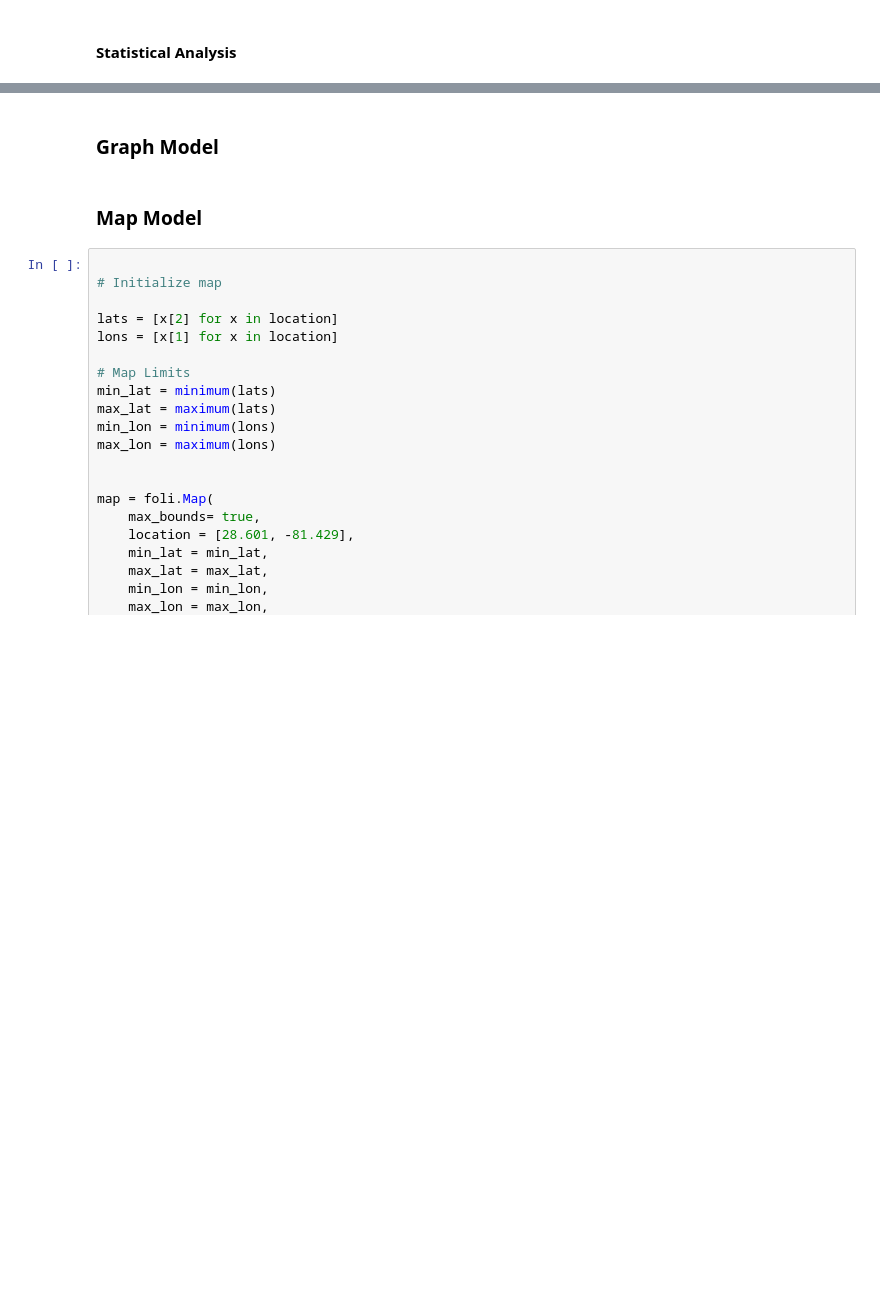
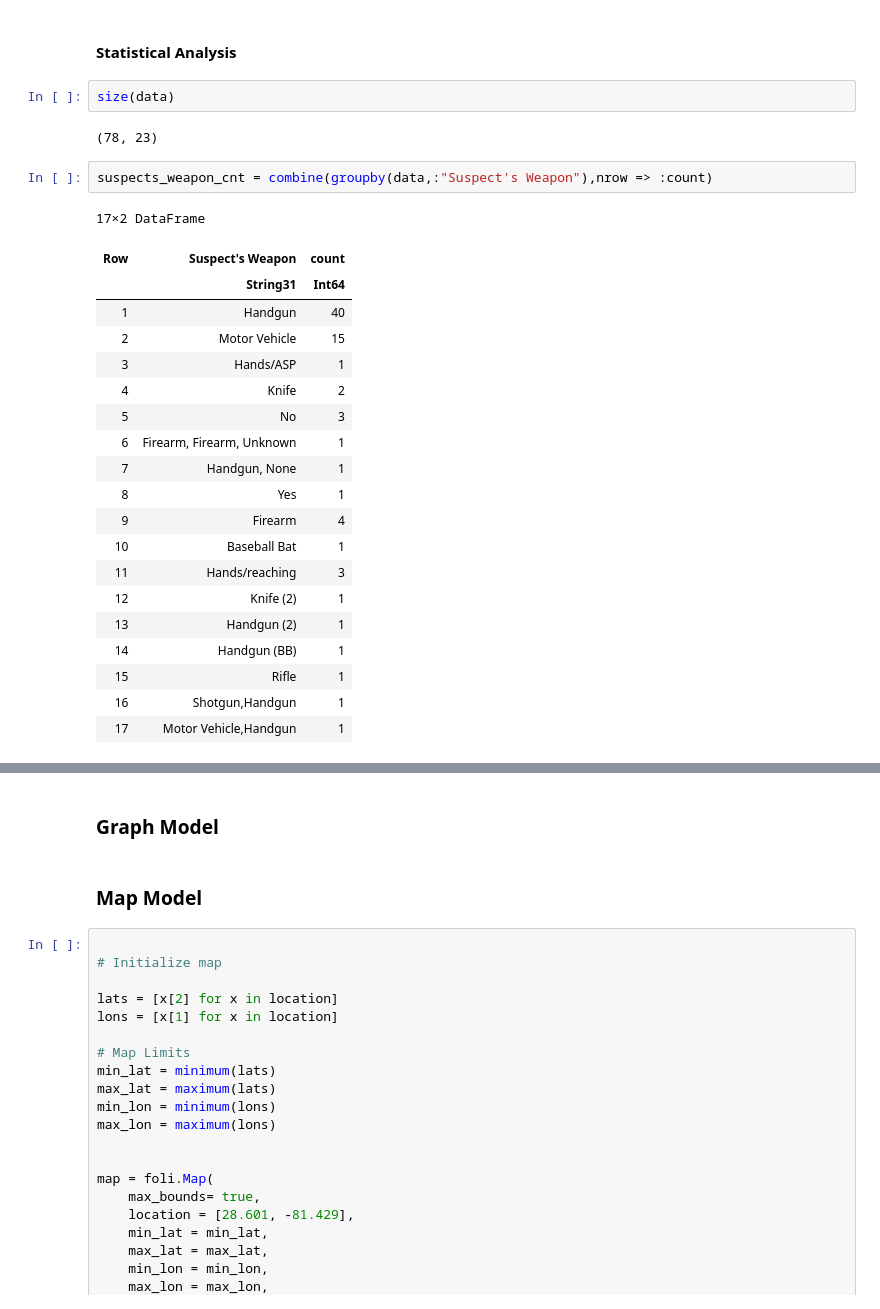
Before and after one commit to MorandR/CatchingCooks, a Jupyter notebook: CatchingCrooks.ipynb, the cells around one changed output, grey strips where cells are left out. Drawn from its saved outputs; the diff is of its cells as text; blank space fills up the shorter version.

```diff
--- a/CatchingCrooks.ipynb
+++ b/CatchingCrooks.ipynb
@@ -129,3 +123,30 @@ data[:, "Point"] = point
 # %% [markdown]
 #### Statistical Analysis
+# %%
+size(data)
+# %% [output]
+(78, 23)
+# %%
+suspects_weapon_cnt = combine(groupby(data,:"Suspect's Weapon"),nrow => :count)
+# %% [output]
+17×2 DataFrame
+| Row | Suspect's Weapon | count |
+|  | String31 | Int64 |
+| 1 | Handgun | 40 |
+| 2 | Motor Vehicle | 15 |
+| 3 | Hands/ASP | 1 |
+| 4 | Knife | 2 |
+| 5 | No | 3 |
+| 6 | Firearm, Firearm, Unknown | 1 |
+| 7 | Handgun, None | 1 |
+| 8 | Yes | 1 |
+| 9 | Firearm | 4 |
+| 10 | Baseball Bat | 1 |
+| 11 | Hands/reaching | 3 |
+| 12 | Knife (2) | 1 |
+| 13 | Handgun (2) | 1 |
+| 14 | Handgun (BB) | 1 |
+| 15 | Rifle | 1 |
+| 16 | Shotgun,Handgun | 1 |
+| 17 | Motor Vehicle,Handgun | 1 |
 # %%
```
Also changed, not shown: parts of 15 cells of this notebook.
